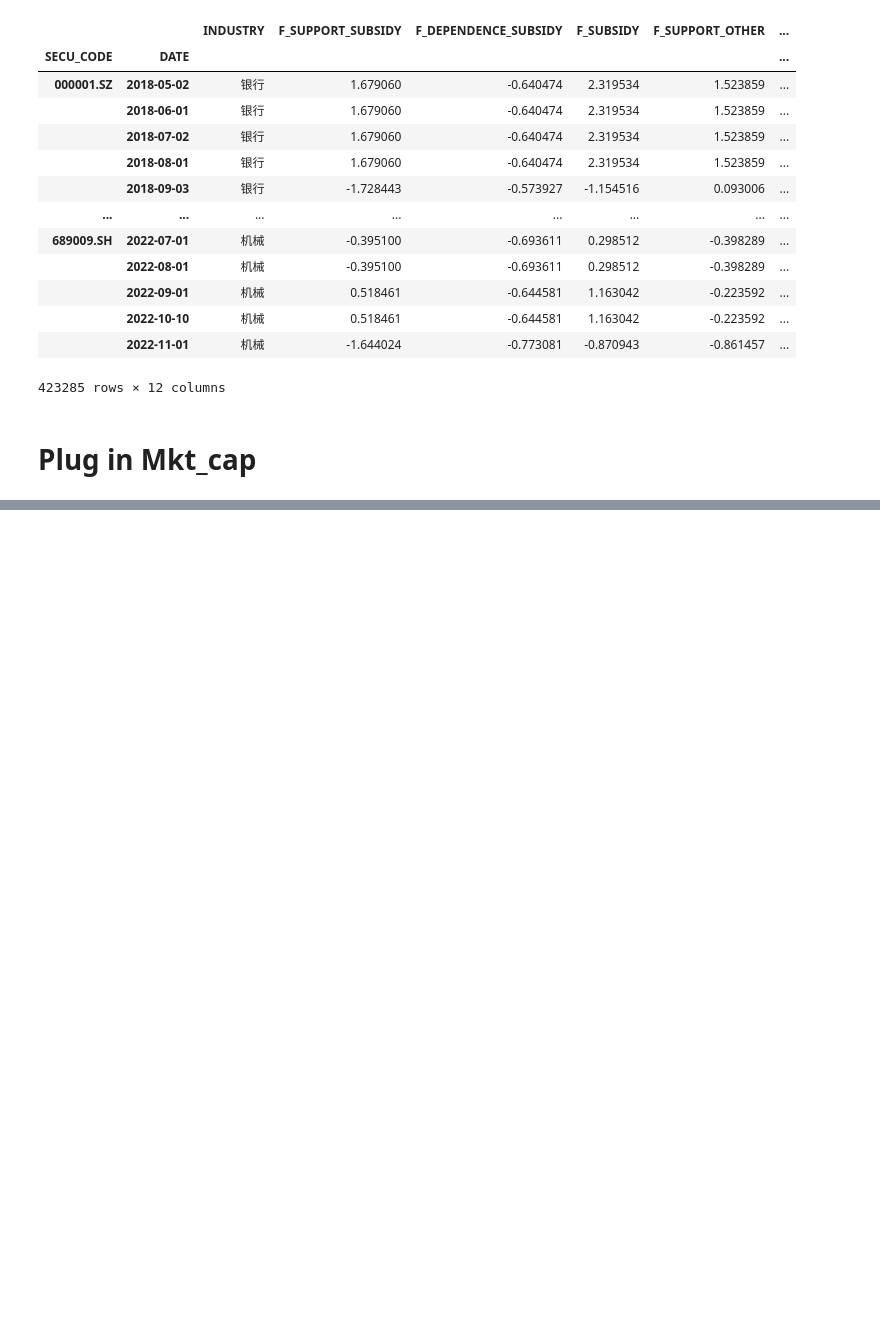
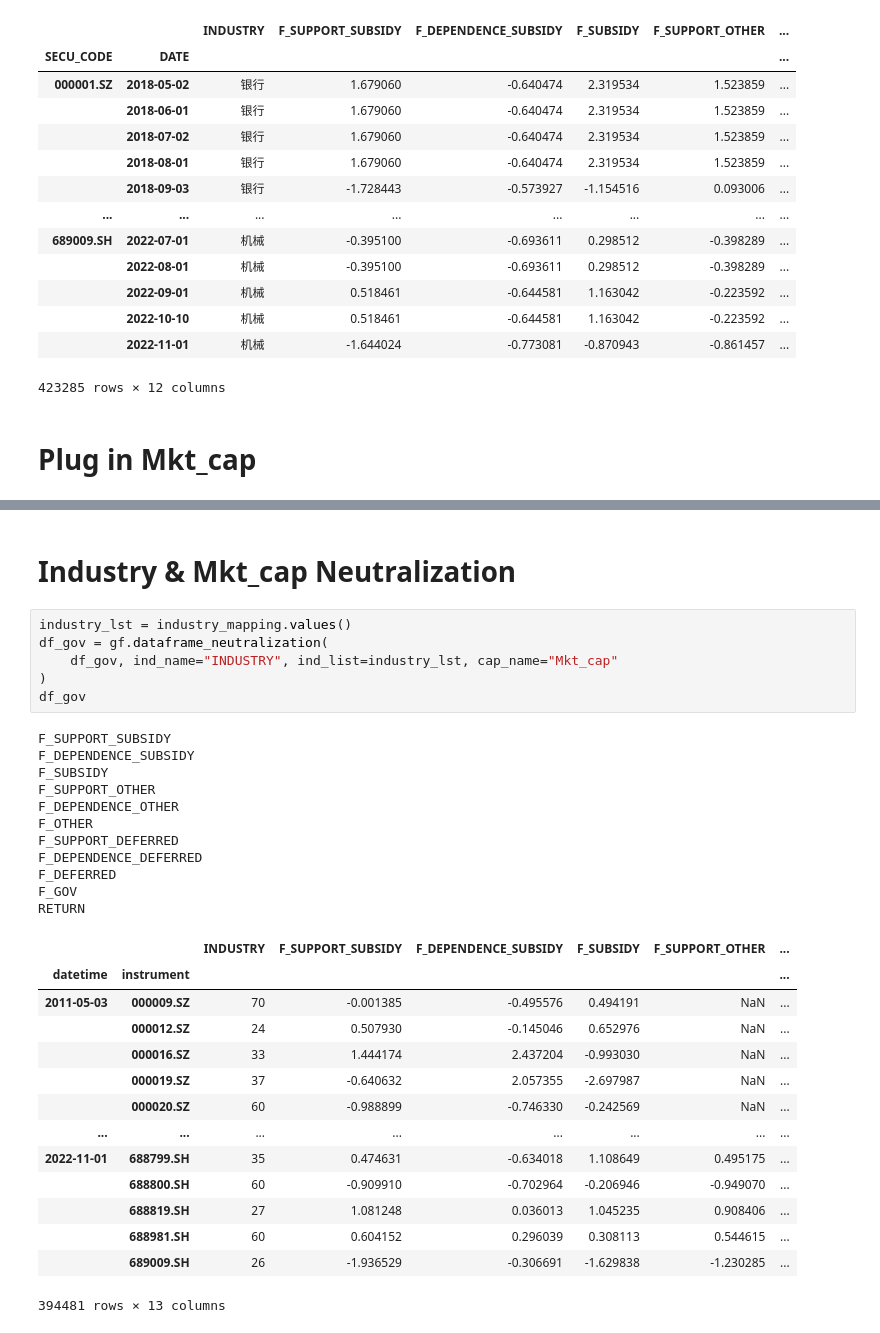
Before and after one commit to jasongangquanzhang/Government_Subsidy_Factor, a Jupyter notebook: govt_factors_analysis.ipynb, the cells around one changed output, grey strips where cells are left out. Cells and saved outputs as stored; diff of their text form; blank space fills up the shorter version.

```diff
--- a/govt_factors_analysis.ipynb
+++ b/govt_factors_analysis.ipynb
@@ -554,0 +686,34 @@ s
+# %% [markdown]
+# Industry & Mkt_cap Neutralization
+# %%
+industry_lst = industry_mapping.values()
+df_gov = gf.dataframe_neutralization(
+    df_gov, ind_name="INDUSTRY", ind_list=industry_lst, cap_name="Mkt_cap"
+)
+df_gov
+# %% [output]
+F_SUPPORT_SUBSIDY
+F_DEPENDENCE_SUBSIDY
+F_SUBSIDY
+F_SUPPORT_OTHER
+F_DEPENDENCE_OTHER
+F_OTHER
+F_SUPPORT_DEFERRED
+F_DEPENDENCE_DEFERRED
+F_DEFERRED
+F_GOV
+RETURN
+|  |  | INDUSTRY | F_SUPPORT_SUBSIDY | F_DEPENDENCE_SUBSIDY | F_SUBSIDY | F_SUPPORT_OTHER | ... |
+| datetime | instrument |  |  |  |  |  | ... |
+| 2011-05-03 | 000009.SZ | 70 | -0.001385 | -0.495576 | 0.494191 | NaN | ... |
+|  | 000012.SZ | 24 | 0.507930 | -0.145046 | 0.652976 | NaN | ... |
+|  | 000016.SZ | 33 | 1.444174 | 2.437204 | -0.993030 | NaN | ... |
+|  | 000019.SZ | 37 | -0.640632 | 2.057355 | -2.697987 | NaN | ... |
+|  | 000020.SZ | 60 | -0.988899 | -0.746330 | -0.242569 | NaN | ... |
+| ... | ... | ... | ... | ... | ... | ... | ... |
+| 2022-11-01 | 688799.SH | 35 | 0.474631 | -0.634018 | 1.108649 | 0.495175 | ... |
+|  | 688800.SH | 60 | -0.909910 | -0.702964 | -0.206946 | -0.949070 | ... |
+|  | 688819.SH | 27 | 1.081248 | 0.036013 | 1.045235 | 0.908406 | ... |
+|  | 688981.SH | 60 | 0.604152 | 0.296039 | 0.308113 | 0.544615 | ... |
+|  | 689009.SH | 26 | -1.936529 | -0.306691 | -1.629838 | -1.230285 | ... |
+394481 rows × 13 columns
```
Also changed, not shown: parts of 9 cells of this notebook, 1 other file.
